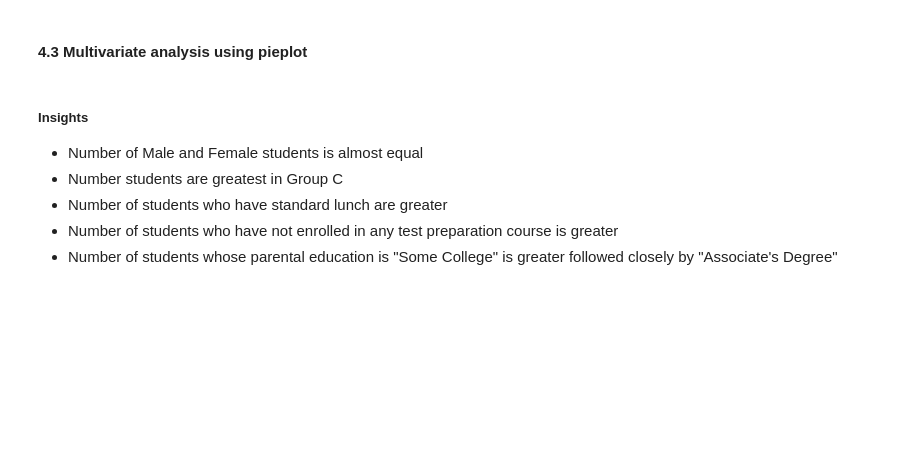
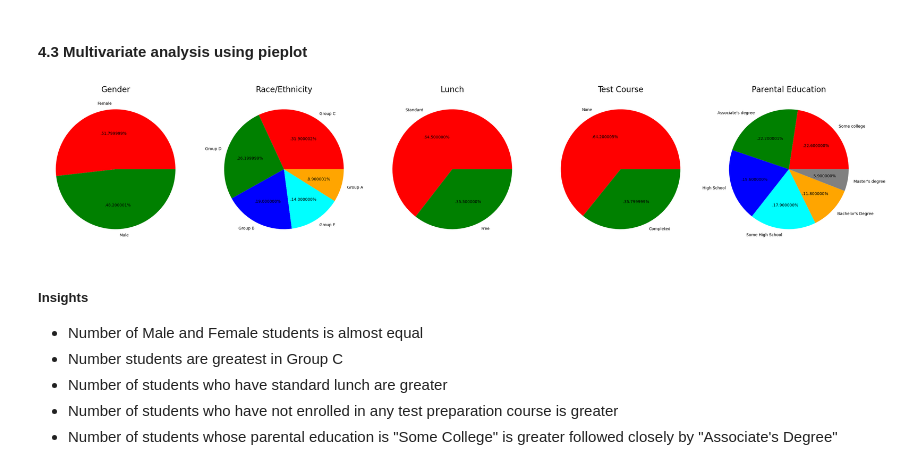
Before and after one commit to ashlanserrao/ml-project, a Jupyter notebook: notebook/1 . EDA STUDENT PERFORMANCE .ipynb, the cells around one changed output. Saved outputs shown, nothing was run; the diff lists cells and outputs as text; code cells hidden in the pictures; blank space fills up the shorter version.

```diff
--- a/notebook/1 . EDA STUDENT PERFORMANCE .ipynb
+++ b/notebook/1 . EDA STUDENT PERFORMANCE .ipynb
@@ -344,65 +344,58 @@ plt.show()
 # %% [markdown]
 #### 4.3 Multivariate analysis using pieplot
 # %%
-plt.rcParams['figure.figsize'] = (30, 12)
+plt.rcParams['figure.figsize'] = (30,12)
 
 plt.subplot(1, 5, 1)
 size = df['gender'].value_counts()
 labels = 'Female', 'Male'
-color = ['red','green']
+color = ['red', 'green']
 
-
-plt.pie(size, colors = color, labels = labels,autopct = '.%2f%%')
+plt.pie(size, colors = color, labels = labels, autopct = '.%2f%%')
 plt.title('Gender', fontsize = 20)
 plt.axis('off')
 
-
-
 plt.subplot(1, 5, 2)
 size = df['race/ethnicity'].value_counts()
-labels = 'Group C', 'Group D','Group B','Group E','Group A'
-color = ['red', 'green', 'blue', 'cyan','orange']
+labels = 'Group C','Group D', 'Group B', 'Group E', 'Group A'
+color = ['red', 'green', 'blue', 'cyan', 'orange']
 
-plt.pie(size, colors = color,labels = labels,autopct = '.%2f%%')
+plt.pie(size, colors = color, labels = labels, autopct = '.%2f%%')
 plt.title('Race/Ethnicity', fontsize = 20)
 plt.axis('off')
-
-
 
 plt.subplot(1, 5, 3)
 size = df['lunch'].value_counts()
 labels = 'Standard', 'Free'
-color = ['red','green']
+color = ['red', 'green']
 
-plt.pie(size, colors = color,labels = labels,autopct = '.%2f%%')
-plt.title('Lunch', fontsize = 20)
+plt.pie(size, colors = color, labels = labels, autopct = '.%2f%%')
+plt.title("Lunch", fontsize = 20)
 plt.axis('off')
-
 
 plt.subplot(1, 5, 4)
 size = df['test preparation course'].value_counts()
 labels = 'None', 'Completed'
-color = ['red','green']
+color = ['red', 'green']
 
-plt.pie(size, colors = color,labels = labels,autopct = '.%2f%%')
-plt.title('Test Course', fontsize = 20)
+plt.pie(size, colors = color, labels = labels, autopct = '.%2f%%')
+plt.title("Test Course", fontsize = 20)
 plt.axis('off')
-
 
 plt.subplot(1, 5, 5)
 size = df['parental level of education'].value_counts()
-labels = 'Some College', "Associate's Degree",'High School','Some High School',"Bachelor's Degree","Master's Degree"
-color = ['red', 'green', 'blue', 'cyan','orange','grey']
+labels = 'Some college', "Associate's degree","High School", "Some High School", "Bachelor's Degree", "Master's degree"
+color = ['red', 'green', 'blue', 'cyan', 'orange', 'grey']
 
-plt.pie(size, colors = color,labels = labels,autopct = '.%2f%%')
+plt.pie(size, colors = color, labels = labels, autopct = '.%2f%%')
 plt.title('Parental Education', fontsize = 20)
 plt.axis('off')
-
-
 plt.tight_layout()
 plt.grid()
 
 plt.show()
+# %% [output]
+[figure, added]
 # %% [markdown]
 #####  Insights
 - Number of Male and Female students is almost equal
```
Also changed, not shown: parts of 12 cells of this notebook.
